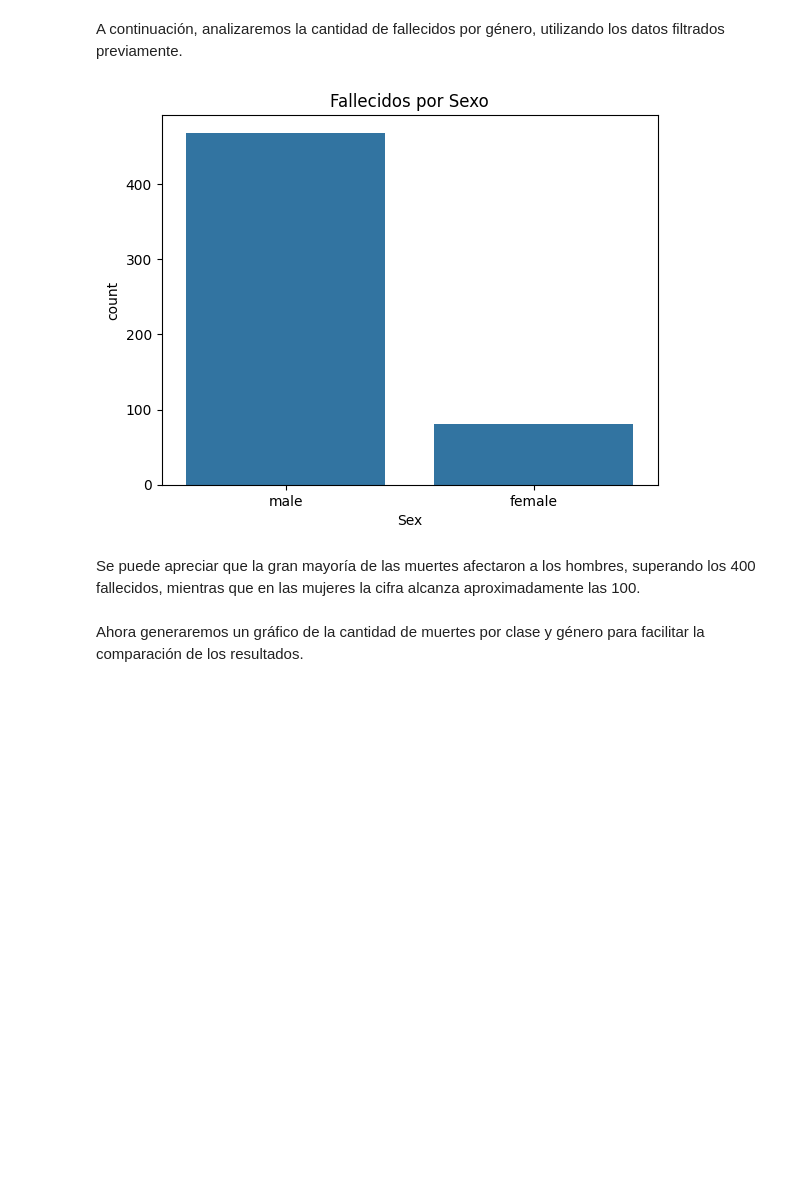
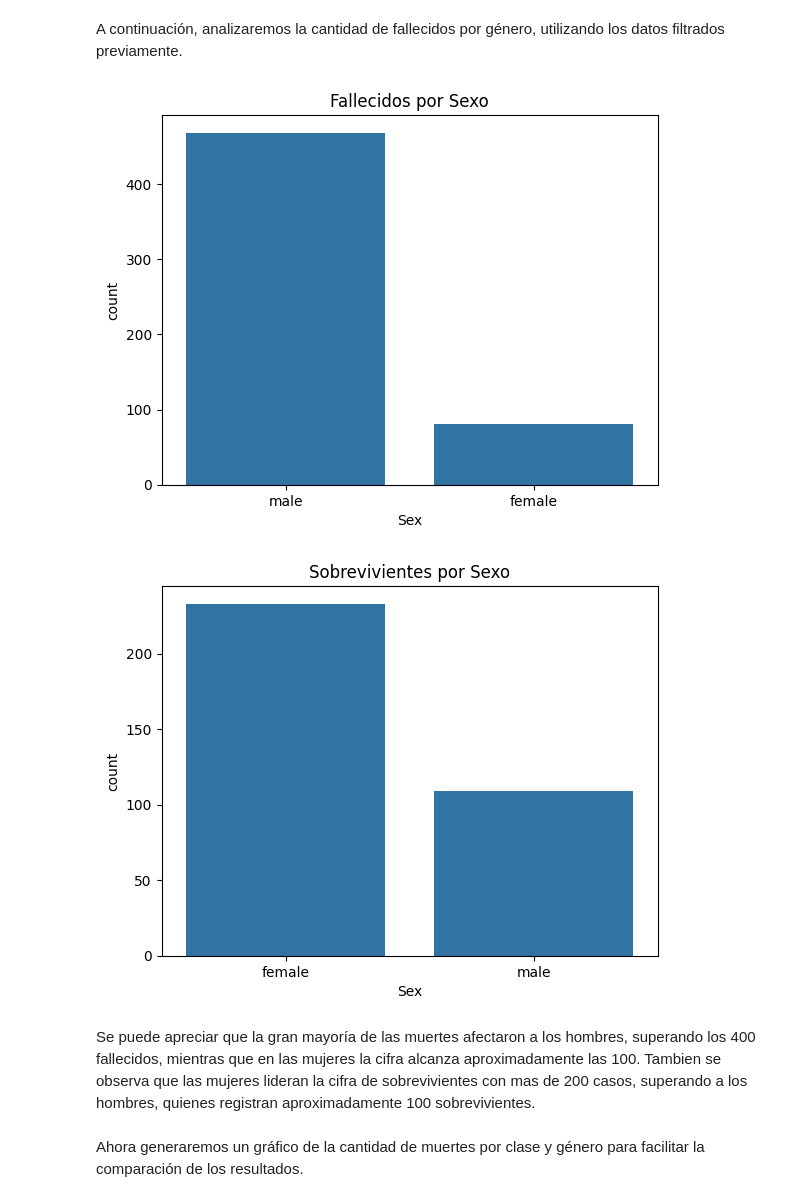
Before and after one commit to ThomasTg7/Exploracion_Data_Titanic, a Jupyter notebook: Exploracion.ipynb, the cells around one changed output. Saved outputs shown, nothing was run; the diff lists cells and outputs as text; code cells hidden in the pictures; blank space fills up the shorter version.

```diff
--- a/Exploracion.ipynb
+++ b/Exploracion.ipynb
@@ -35,11 +35,15 @@ A continuación, analizaremos la cantidad de fallecidos por género, utilizando
 # %%
 sns.countplot(data=df_muertos, x='Sex')
 plt.title('Fallecidos por Sexo')
 plt.show()
+sns.countplot(data=df_sobrevivientes, x='Sex')
+plt.title('Sobrevivientes por Sexo')
+plt.show()
 # %% [output]
 [figure]
+[figure, added]
 # %% [markdown]
-Se puede apreciar que la gran mayoría de las muertes afectaron a los hombres, superando los 400 fallecidos, mientras que en las mujeres la cifra alcanza aproximadamente las 100.
+Se puede apreciar que la gran mayoría de las muertes afectaron a los hombres, superando los 400 fallecidos, mientras que en las mujeres la cifra alcanza aproximadamente las 100. Tambien se observa que las mujeres lideran la cifra de sobrevivientes con mas de 200 casos, superando a los hombres, quienes registran aproximadamente 100 sobrevivientes.
 # %% [markdown]
 Ahora generaremos un gráfico de la cantidad de muertes por clase y género para facilitar la comparación de los resultados.
 # %%
```
